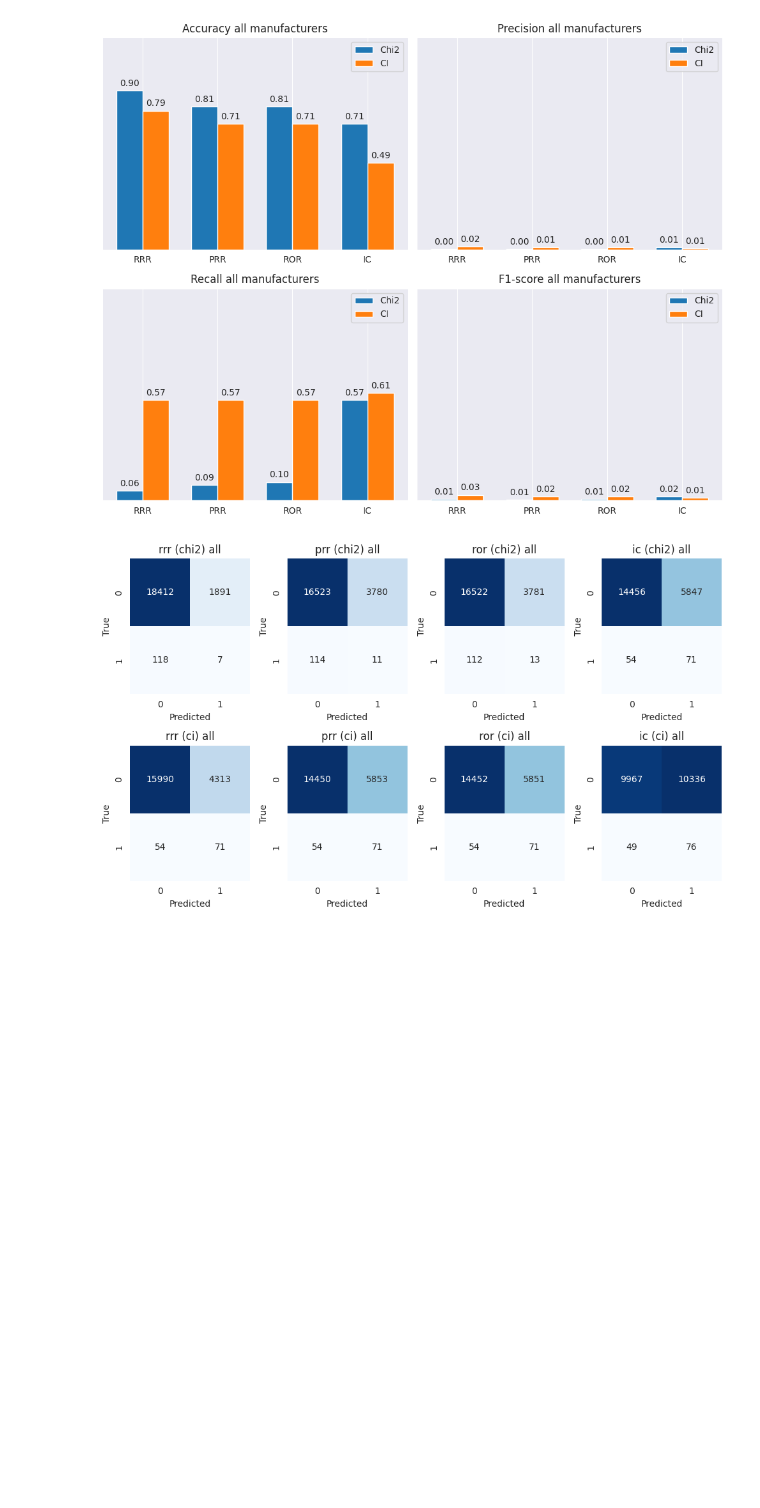
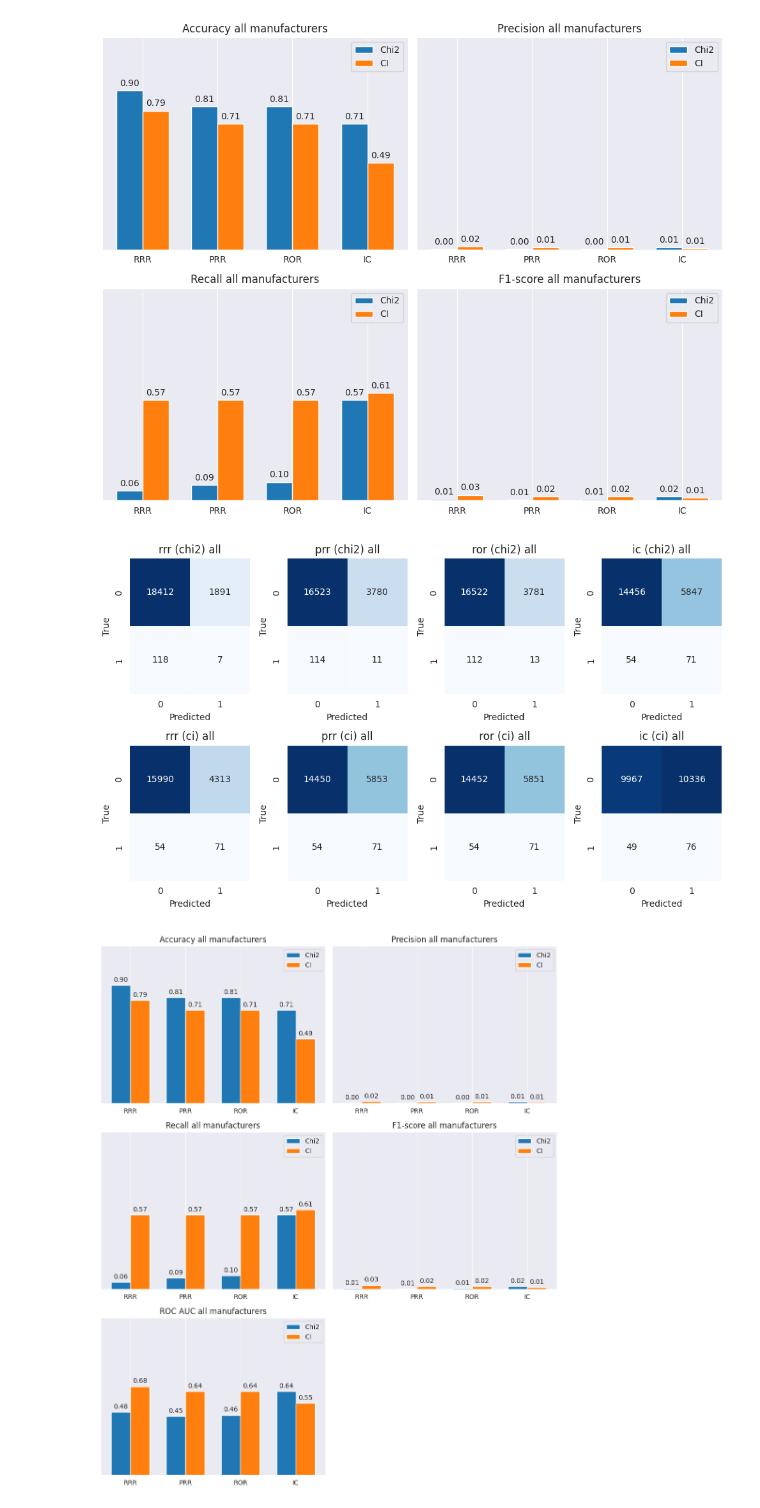
Before and after one commit to ZaNioxX/Masterarbeit, a Jupyter notebook: Best_method_evaluation/method_evaluation.ipynb, the cells around one changed output. Drawn from its saved outputs; the diff is of its cells as text; code cells hidden in the pictures; blank space fills up the shorter version.

```diff
--- a/Best_method_evaluation/method_evaluation.ipynb
+++ b/Best_method_evaluation/method_evaluation.ipynb
@@ -901,6 +901,19 @@ ror_ci_recall = recall_score(y_true, ror_ci)
 ic_chi2_recall = recall_score(y_true, ic_chi2)
 ic_ci_recall = recall_score(y_true, ic_ci)
 
+#Roc Auc
+rrr_chi2_rocauc = roc_auc_score(y_true, rrr_chi2)
+rrr_ci_rocauc = roc_auc_score(y_true, rrr_ci)
+
+prr_chi2_rocauc = roc_auc_score(y_true, prr_chi2)
+prr_ci_rocauc = roc_auc_score(y_true, prr_ci)
+
+ror_chi2_rocauc = roc_auc_score(y_true, ror_chi2)
+ror_ci_rocauc = roc_auc_score(y_true, ror_ci)
+
+ic_chi2_rocauc = roc_auc_score(y_true, ic_chi2)
+ic_ci_rocauc = roc_auc_score(y_true, ic_ci)
+
 #Confusion matrix
 rrr_chi2_cm = confusion_matrix(y_true, rrr_chi2)
 rrr_ci_cm = confusion_matrix(y_true, rrr_ci)
@@ -999,3 +1016,72 @@ plt.savefig('/home/sebastian/Documents/Masterarbeit/Plots/Metrics/All_data/confu
 plt.show()
 # %% [output]
 [figure]
+# %%
+import matplotlib.pyplot as plt
+import numpy as np
+
+fig, axs = plt.subplots(3, 2, figsize=(10, 12))
+methods = ['RRR', 'PRR', 'ROR', 'IC']
+
+chi2_accuracies = [rrr_chi2_accuracy, prr_chi2_accuracy, ror_chi2_accuracy, ic_chi2_accuracy]
+ci_accuracies = [rrr_ci_accuracy, prr_ci_accuracy, ror_ci_accuracy, ic_ci_accuracy]
+
+chi2_precisions = [rrr_chi2_precision, prr_chi2_precision, ror_chi2_precision, ic_chi2_precision]
+ci_precisions = [rrr_ci_precision, prr_ci_precision, ror_ci_precision, ic_ci_precision]
+
+chi2_recalls = [rrr_chi2_recall, prr_chi2_recall, ror_chi2_recall, ic_chi2_recall]
+ci_recalls = [rrr_ci_recall, prr_ci_recall, ror_ci_recall, ic_ci_recall]
+
+chi2_f1s = [rrr_chi2_f1, prr_chi2_f1, ror_chi2_f1, ic_chi2_f1]
+ci_f1s = [rrr_ci_f1, prr_ci_f1, ror_ci_f1, ic_ci_f1]
+
+chi2_roc_aucs = [rrr_chi2_rocauc, prr_chi2_rocauc, ror_chi2_rocauc, ic_chi2_rocauc]
+ci_roc_aucs = [rrr_ci_rocauc, prr_ci_rocauc, ror_ci_rocauc, ic_ci_rocauc]
+
+# Plotting function for subplots
+def plot_metric_subplot(ax, metric_name, chi2_values, ci_values):
+    x = np.arange(len(methods))  # the label locations
+    width = 0.35  # the width of the bars
+
+    bars1 = ax.bar(x - width/2, chi2_values, width, label='Chi2')
+    bars2 = ax.bar(x + width/2, ci_values, width, label='CI')
+
+    # Add some text for labels, title and custom x-axis tick labels, etc.
+    ax.set_title(f'{metric_name} all manufacturers')
+    ax.set_xticks(x)
+    ax.set_xticklabels(methods)
+    ax.legend()
+
+    # Setting the y-axis limit to 1.2 and removing the y-axis annotation
+    ax.set_ylim(0, 1.2)
+    ax.yaxis.set_visible(False)
+
+    # Function to add a value label on each bar, rotated 90 degrees
+    def add_labels(bars):
+        for bar in bars:
+            height = bar.get_height()
+            ax.annotate(f'{height:.2f}',
+                        xy=(bar.get_x() + bar.get_width() / 2, height),
+                        xytext=(0, 3),  # 3 points vertical offset
+                        textcoords="offset points",
+                        ha='center', va='bottom'
+                        )
+
+    add_labels(bars1)
+    add_labels(bars2)
+
+# Plotting accuracy, precision, recall, f1-score, and roc-auc in subplots
+plot_metric_subplot(axs[0, 0], 'Accuracy', chi2_accuracies, ci_accuracies)
+plot_metric_subplot(axs[0, 1], 'Precision', chi2_precisions, ci_precisions)
+plot_metric_subplot(axs[1, 0], 'Recall', chi2_recalls, ci_recalls)
+plot_metric_subplot(axs[1, 1], 'F1-score', chi2_f1s, ci_f1s)
+plot_metric_subplot(axs[2, 0], 'ROC AUC', chi2_roc_aucs, ci_roc_aucs)
+
+# Hide the unused subplot
+axs[2, 1].axis('off')
+
+plt.tight_layout()
+plt.savefig('/home/sebastian/Documents/Masterarbeit/Plots/Metrics/All_data/method_evaluation_all.pdf')
+plt.show()
+# %% [output]
+[figure, added]
```
Also changed, not shown: parts of 3 cells of this notebook, 6 other files.
